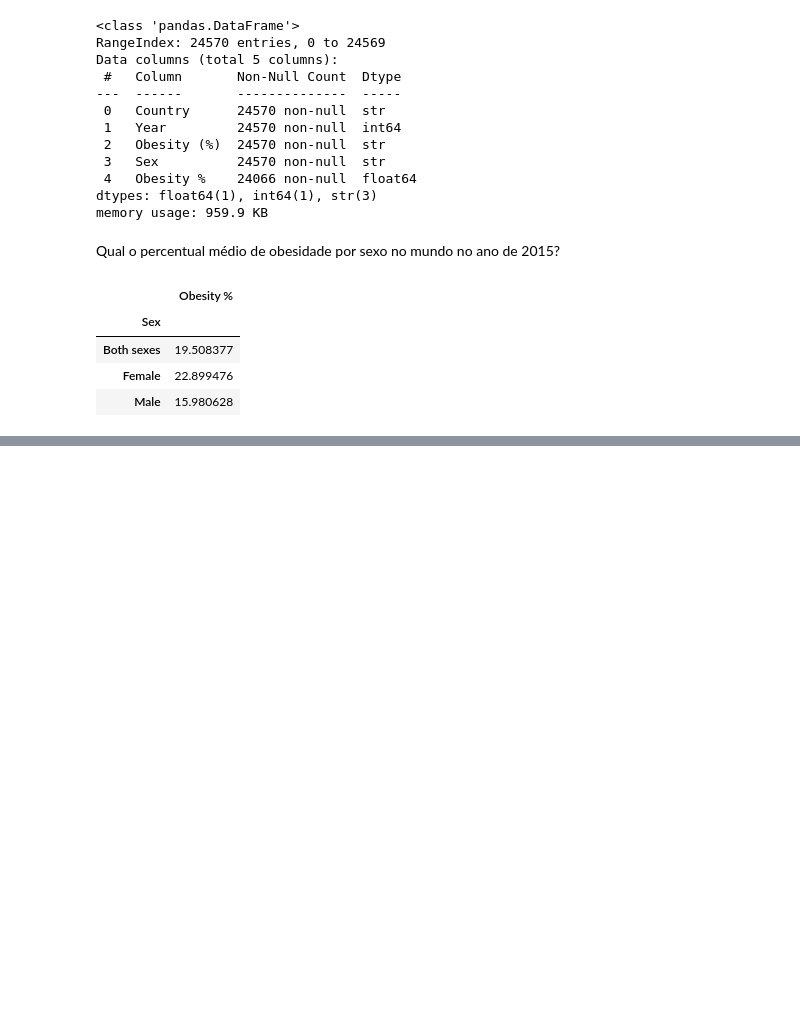
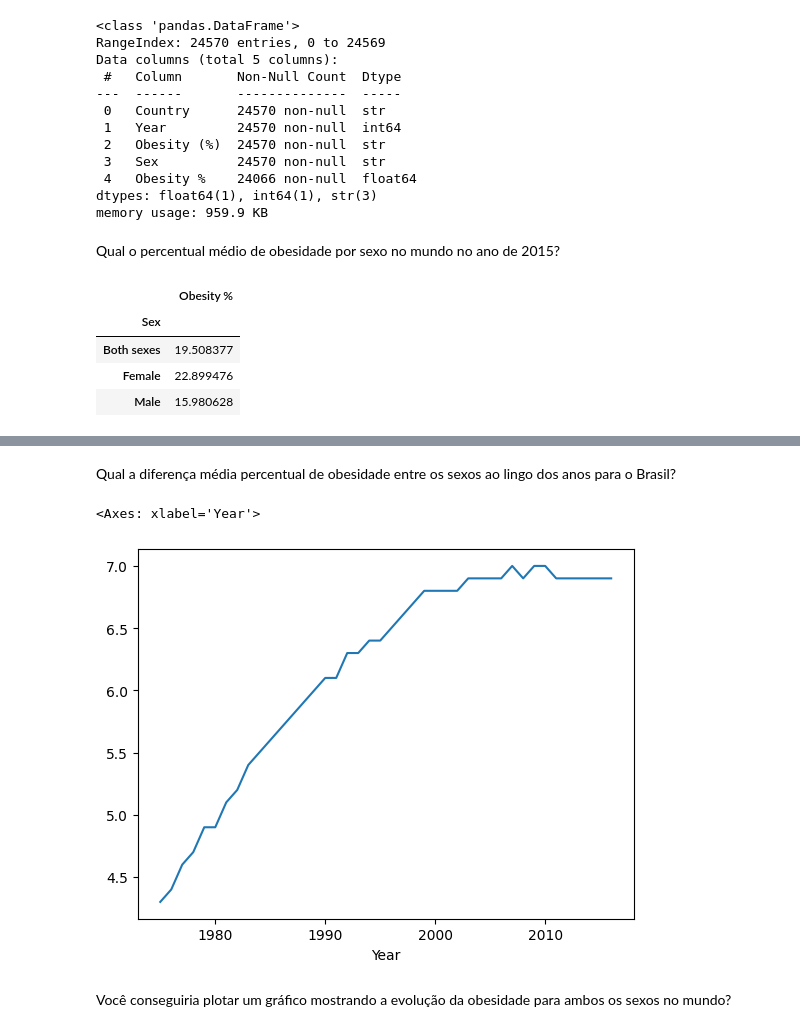
Before and after one commit to EmersonPalatti/eda-obesidade-pib, a Jupyter notebook: sample.ipynb, the cells around one changed output, grey strips where cells are left out. Drawn from its saved outputs; the diff is of its cells as text; code cells hidden in the pictures; blank space fills up the shorter version.

Commit message:
Substituindo célula vazia por análises de evolução da obesidade, comparações entre países e análise específica do Brasil.

```diff
--- a/sample.ipynb
+++ b/sample.ipynb
@@ -140,0 +192,11 @@ df_obesity[df_obesity.index == 2015].groupby('Sex').mean(numeric_only=True)
+# %% [markdown]
+Qual a diferença média percentual de obesidade entre os sexos ao lingo dos anos para o Brasil?
+# %%
+df_brazil = df_obesity[df_obesity['Country'] == 'Brazil']
+# %%
+(df_brazil[df_brazil['Sex'] == 'Female']['Obesity %'] - df_brazil[df_brazil['Sex'] == 'Male']['Obesity %']).plot()
+# %% [output]
+<Axes: xlabel='Year'>
+[figure, added]
+# %% [markdown]
+Você conseguiria plotar um gráfico mostrando a evolução da obesidade para ambos os sexos no mundo?
```
Also changed, not shown: parts of 12 cells of this notebook.
